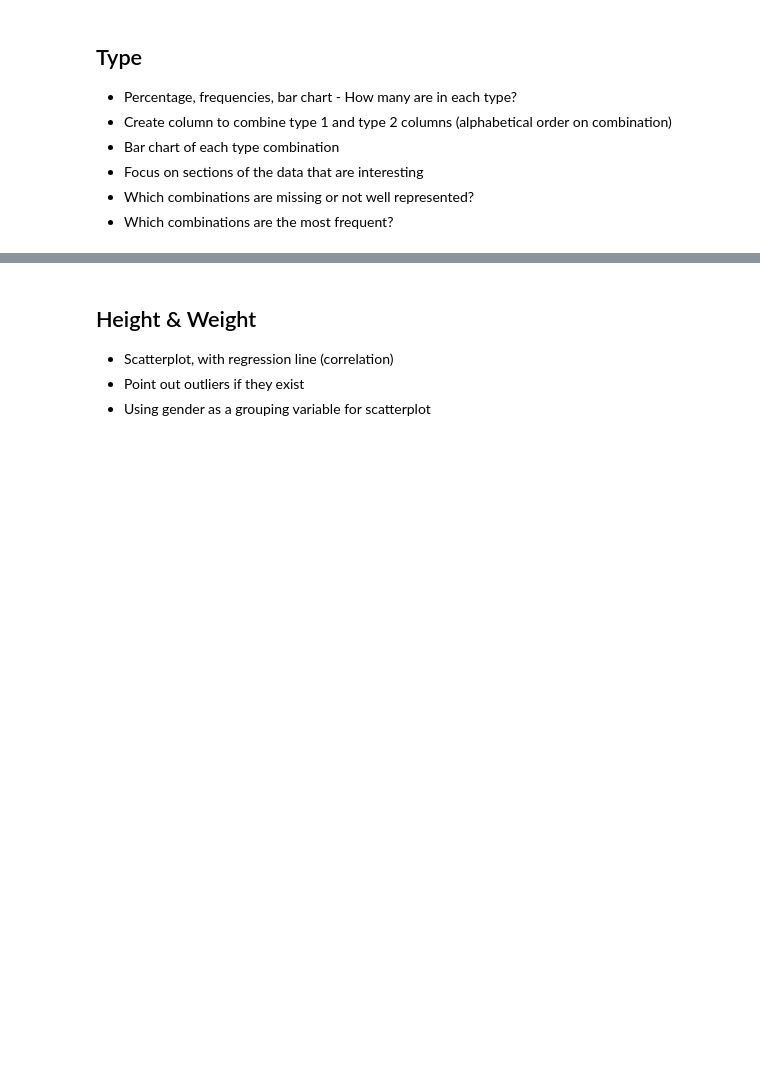
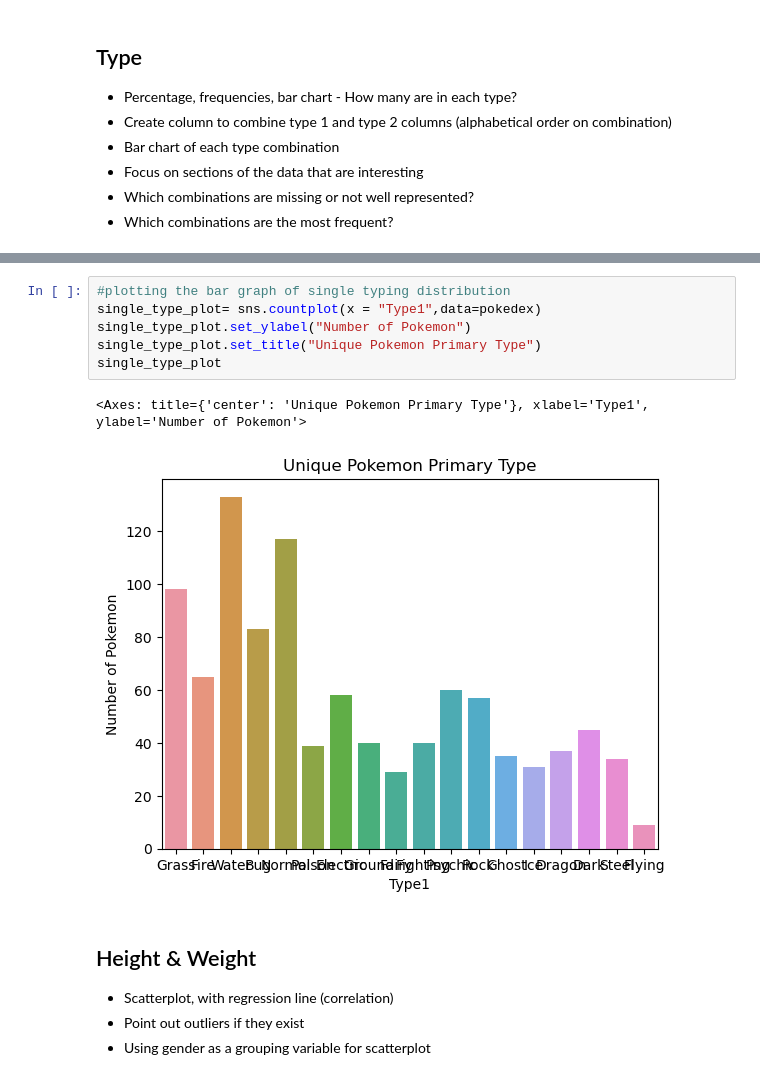
Before and after one commit to sarsteg/pokemon-index-analysis, a Jupyter notebook: analysis.ipynb, the cells around one changed output, grey strips where cells are left out. Cells and saved outputs as stored; diff of their text form; blank space fills up the shorter version.

```diff
--- a/analysis.ipynb
+++ b/analysis.ipynb
@@ -63,3 +139,12 @@ count_national_dex = national_dex['Original_Name'].count()
+# %%
+#plotting the bar graph of single typing distribution
+single_type_plot= sns.countplot(x = "Type1",data=pokedex)
+single_type_plot.set_ylabel("Number of Pokemon")
+single_type_plot.set_title("Unique Pokemon Primary Type")
+single_type_plot
+# %% [output]
+<Axes: title={'center': 'Unique Pokemon Primary Type'}, xlabel='Type1', ylabel='Number of Pokemon'>
+[figure, added]
 # %% [markdown]
 ## Height & Weight
 * Scatterplot, with regression line (correlation)
```
Also changed, not shown: parts of 7 cells of this notebook.
